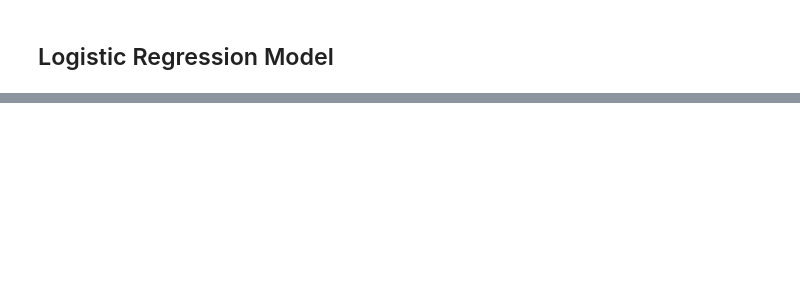
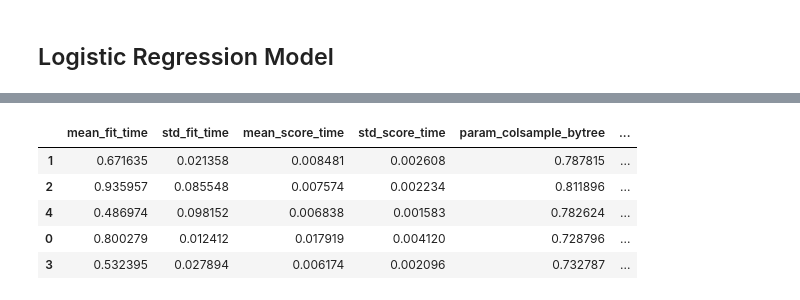
Before and after one commit to DePacifier/abtest-mlops, a Jupyter notebook: notebooks/ML_training.ipynb, the cells around one changed output, grey strips where cells are left out. Drawn from its saved outputs; the diff is of its cells as text; code cells hidden in the pictures; blank space fills up the shorter version.

```diff
--- a/notebooks/ML_training.ipynb
+++ b/notebooks/ML_training.ipynb
@@ -82,0 +350,3 @@ platform_6_dict['train_x'].head(5)
+# %%
+chrome_mobile_tree_model = train_xgb_classifier(
+    chrome_mobile_dict['train_x'], chrome_mobile_dict['train_y'], chrome_mobile_dict['val_x'], chrome_mobile_dict['val_y'])
@@ -82,0 +356,10 @@ platform_6_dict['train_x'].head(5)
+# %%
+pd.set_option('max_column', None)
+chrome_mobile_tree_model.nlargest(5, "mean_test_score")
+# %% [output]
+|  | mean_fit_time | std_fit_time | mean_score_time | std_score_time | param_colsample_bytree | ... |
+| 1 | 0.671635 | 0.021358 | 0.008481 | 0.002608 | 0.787815 | ... |
+| 2 | 0.935957 | 0.085548 | 0.007574 | 0.002234 | 0.811896 | ... |
+| 4 | 0.486974 | 0.098152 | 0.006838 | 0.001583 | 0.782624 | ... |
+| 0 | 0.800279 | 0.012412 | 0.017919 | 0.004120 | 0.728796 | ... |
+| 3 | 0.532395 | 0.027894 | 0.006174 | 0.002096 | 0.732787 | ... |
```
Also changed, not shown: parts of 19 cells of this notebook, 3 other files.
